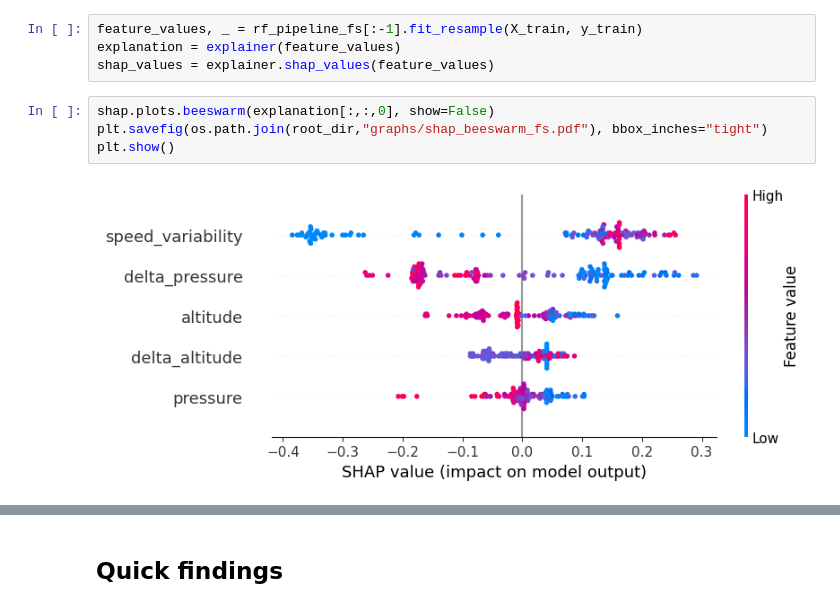
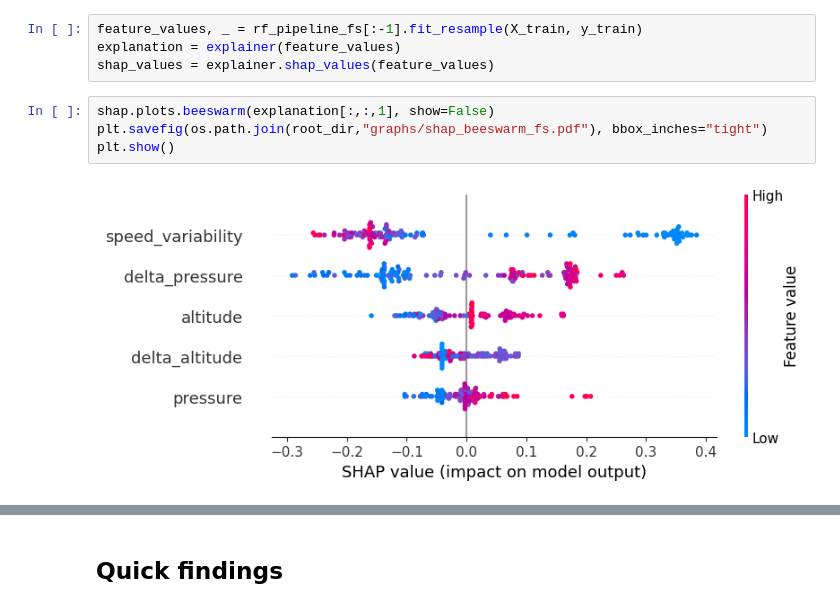
Before and after one commit to JWL16038/DATA471-Individual-Project, a Jupyter notebook: notebooks/spirals_modelling.ipynb, the cells around one changed output, grey strips where cells are left out. Cells and saved outputs as stored; diff of their text form.

```diff
--- a/notebooks/spirals_modelling.ipynb
+++ b/notebooks/spirals_modelling.ipynb
@@ -403,8 +407,8 @@ feature_values, _ = rf_pipeline_fs[:-1].fit_resample(X_train, y_train)
 explanation = explainer(feature_values)
 shap_values = explainer.shap_values(feature_values)
 # %%
-shap.plots.beeswarm(explanation[:,:,0], show=False)
+shap.plots.beeswarm(explanation[:,:,1], show=False)
 plt.savefig(os.path.join(root_dir,"graphs/shap_beeswarm_fs.pdf"), bbox_inches="tight")
 plt.show()
 # %% [output]
-[figure, old version]
+[figure, new version]
```
Also changed, not shown: parts of 12 cells of this notebook.
